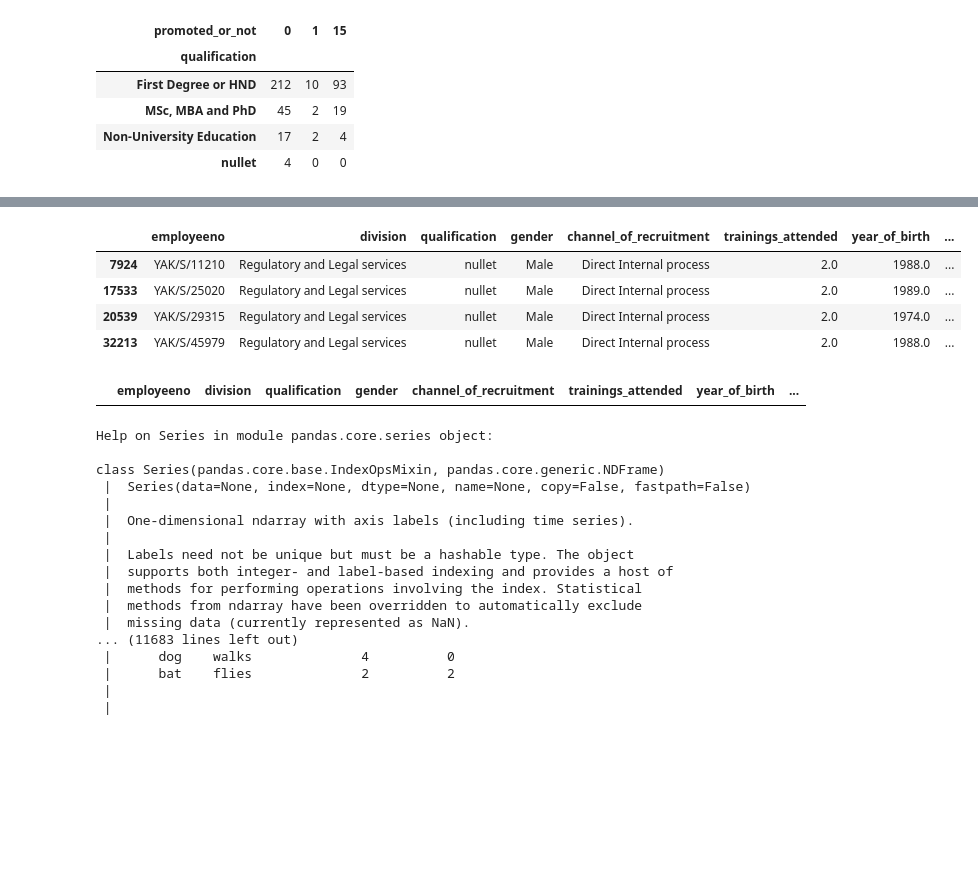
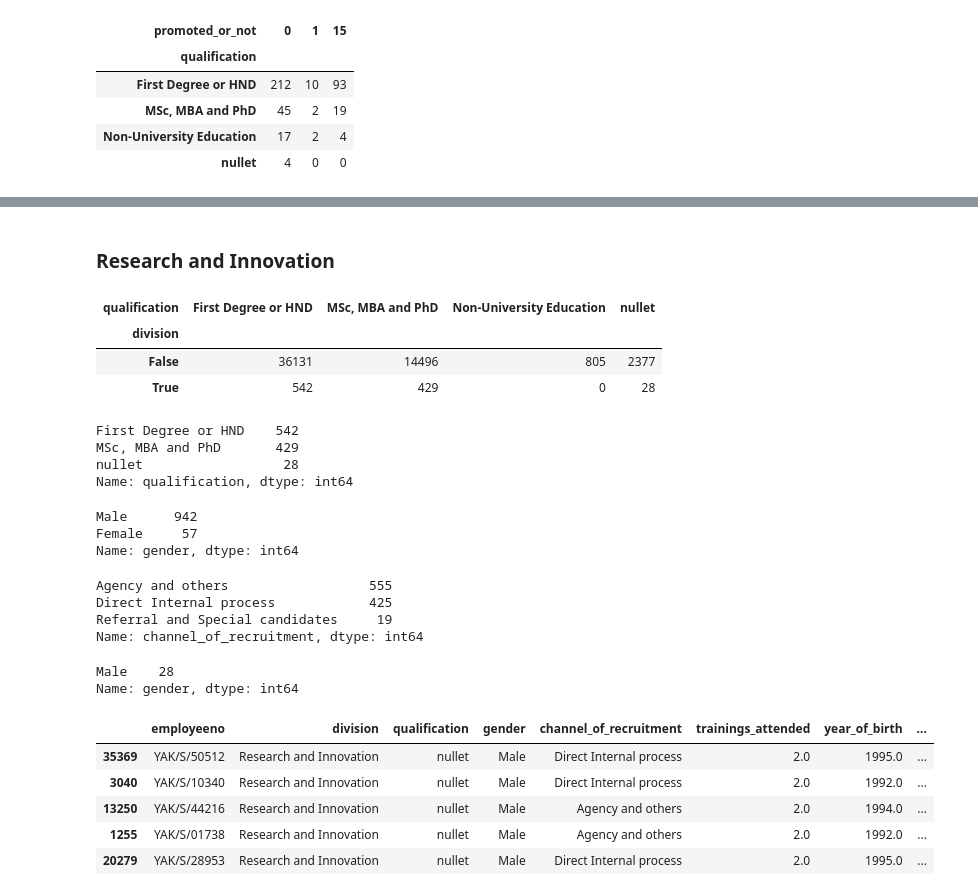
Before and after one commit to Xx1235/DSN-Staff-Promotion-Algorithm, a Jupyter notebook: dsn_yakubu.ipynb, the cells around one changed output, grey strips where cells are left out. Saved outputs shown, nothing was run; the diff lists cells and outputs as text; code cells hidden in the pictures; blank space fills up the shorter version.

Commit message:
Include the missing values in some division's qualification

```diff
--- a/dsn_yakubu.ipynb
+++ b/dsn_yakubu.ipynb
@@ -398,32 +353,48 @@ df[df.employeeno == "YAK/S/11210"]
+# %%
+indx = df[(df['division']=='Regulatory and Legal services') &  (df['qualification']=='nullet')].index
+
+#replaces nullet with First Degree or HND'
+df.loc[indx, 'qualification'] = 'First Degree or HND'
+# %% [markdown]
+### Research and Innovation
+# %%
+pd.crosstab((df['division']=='Research and Innovation'), df.qualification)
+# %% [output]
+| qualification | First Degree or HND | MSc, MBA and PhD | Non-University Education | nullet |
+| division |  |  |  |  |
+| False | 36131 | 14496 | 805 | 2377 |
+| True | 542 | 429 | 0 | 28 |
+# %%
+rese = df[df['division']=='Research and Innovation']
+rese.qualification.value_counts()
+# %% [output]
+First Degree or HND    542
+MSc, MBA and PhD       429
+nullet                  28
+Name: qualification, dtype: int64
+# %%
+rese.gender.value_counts()
+# %% [output]
+Male      942
+Female     57
+Name: gender, dtype: int64
+# %%
+rese.channel_of_recruitment	.value_counts()
+# %% [output]
+Agency and others                  555
+Direct Internal process            425
+Referral and Special candidates     19
+Name: channel_of_recruitment, dtype: int64
 # %%
-reg.where(reg.qualification == 'nullet').dropna(how='all')
+nullet_res = rese.where(rese.qualification == 'nullet').dropna(how='all')
+print(nullet_res.gender.value_counts())
+nullet_res.sample(5)
 # %% [output]
+Male    28
+Name: gender, dtype: int64
 |  | employeeno | division | qualification | gender | channel_of_recruitment | trainings_attended | year_of_birth | ... |
-| 7924 | YAK/S/11210 | Regulatory and Legal services | nullet | Male | Direct Internal process | 2.0 | 1988.0 | ... |
-| 17533 | YAK/S/25020 | Regulatory and Legal services | nullet | Male | Direct Internal process | 2.0 | 1989.0 | ... |
-| 20539 | YAK/S/29315 | Regulatory and Legal services | nullet | Male | Direct Internal process | 2.0 | 1974.0 | ... |
-| 32213 | YAK/S/45979 | Regulatory and Legal services | nullet | Male | Direct Internal process | 2.0 | 1988.0 | ... |
+| 35369 | YAK/S/50512 | Research and Innovation | nullet | Male | Direct Internal process | 2.0 | 1995.0 | ... |
+| 3040 | YAK/S/10340 | Research and Innovation | nullet | Male | Direct Internal process | 2.0 | 1992.0 | ... |
+| 13250 | YAK/S/44216 | Research and Innovation | nullet | Male | Agency and others | 2.0 | 1994.0 | ... |
+| 1255 | YAK/S/01738 | Research and Innovation | nullet | Male | Agency and others | 2.0 | 1992.0 | ... |
+| 20279 | YAK/S/28953 | Research and Innovation | nullet | Male | Direct Internal process | 2.0 | 1995.0 | ... |
-# %%
-df[df.employeeno == "YAK/S/11210"]
-# %% [output]
-|  | employeeno | division | qualification | gender | channel_of_recruitment | trainings_attended | year_of_birth | ... |
-# %%
-help(df.division)
-# %% [output]
-Help on Series in module pandas.core.series object:
-
-class Series(pandas.core.base.IndexOpsMixin, pandas.core.generic.NDFrame)
- |  Series(data=None, index=None, dtype=None, name=None, copy=False, fastpath=False)
- |
- |  One-dimensional ndarray with axis labels (including time series).
- |
- |  Labels need not be unique but must be a hashable type. The object
- |  supports both integer- and label-based indexing and provides a host of
- |  methods for performing operations involving the index. Statistical
- |  methods from ndarray have been overridden to automatically exclude
- |  missing data (currently represented as NaN).
-... (11683 lines left out)
- |      dog    walks              4          0
- |      bat    flies              2          2
- |
- |
```
Also changed, not shown: parts of 23 cells of this notebook, 1 other file.
